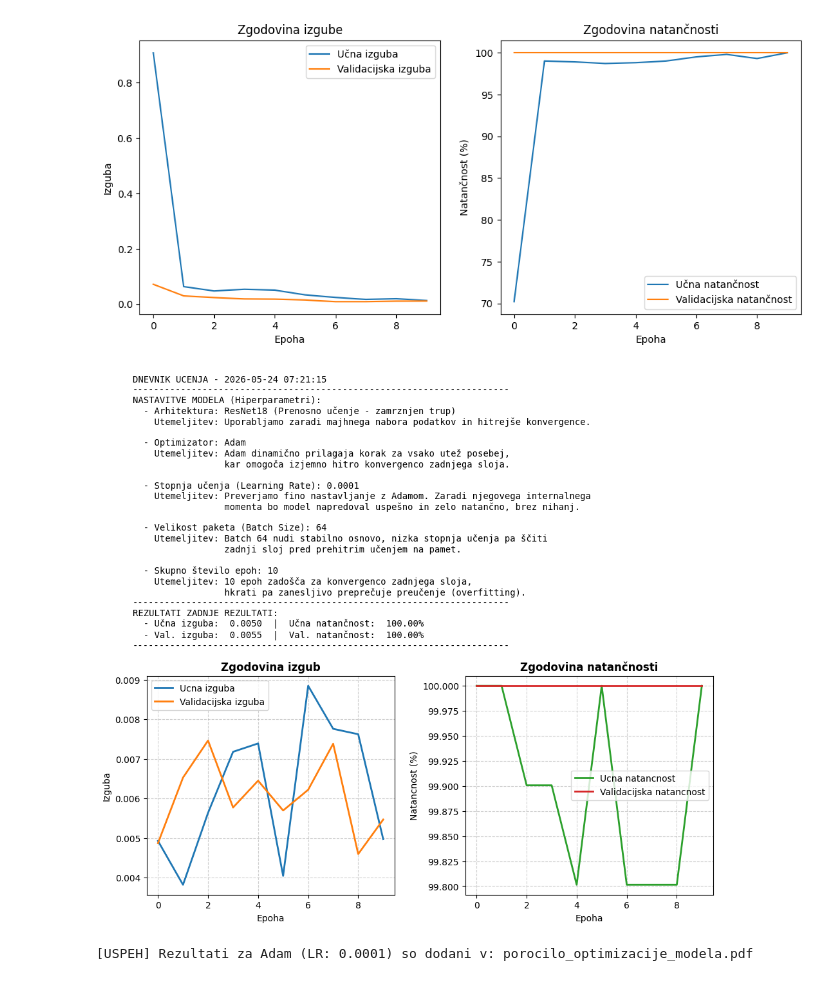
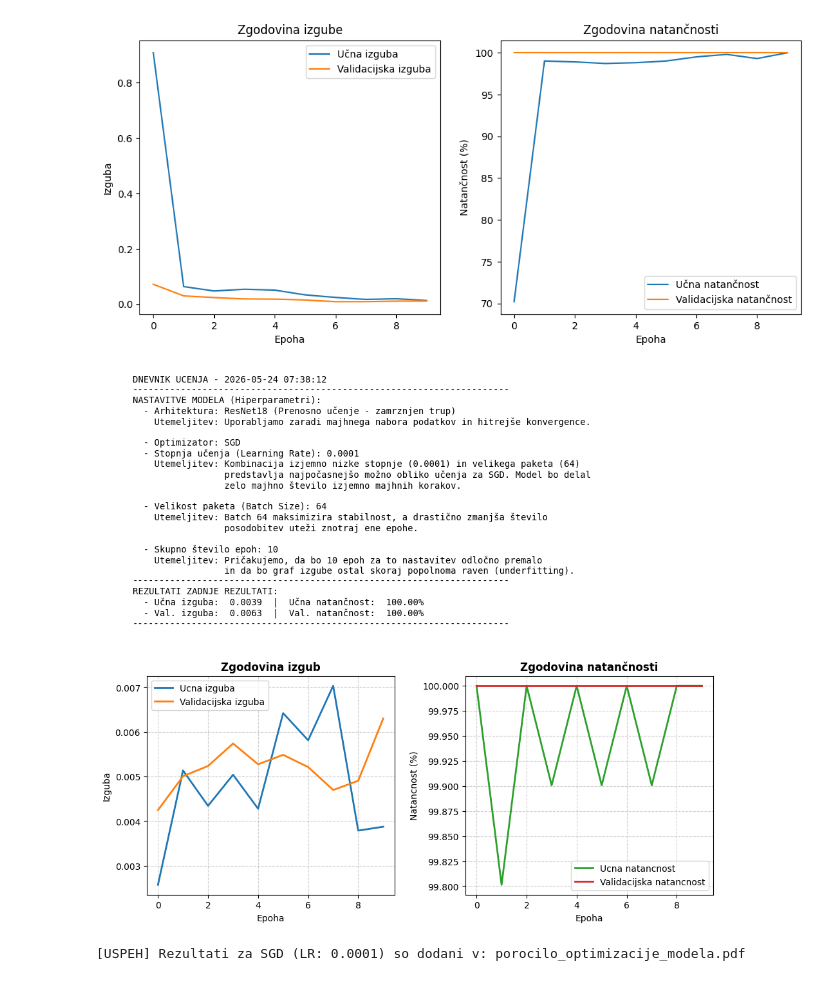
Before and after one commit to pametni-paketnik/paketnik, a Jupyter notebook: ORV/model_ucenje.ipynb, the cells around one changed output. Cells and saved outputs as stored; diff of their text form; code cells hidden in the pictures.

Commit message:
Optimizacija hiperparametrov - povečana velikost paketa, SGD optimizator na [0.01, 0.001, 0.0001] LR

```diff
--- a/ORV/model_ucenje.ipynb
+++ b/ORV/model_ucenje.ipynb
@@ -132,7 +132,7 @@ LEARNING_RATE = 0.0001
 
 # optimizator Adam = posodabljal bo samo uteži našega zadnjega sloja
 # OPTIMIZERS = ['Adam', 'SGD']
-optimizer = optim.Adam(model.fc.parameters(), lr=LEARNING_RATE)
+optimizer = optim.SGD(model.fc.parameters(), lr=LEARNING_RATE)
 
 # koliko krat bo šel naš model skozi celotno učno množico
 EPOCHS = 10
@@ -267,20 +267,19 @@ tekstovni_povzetek = (
     f"    Utemeljitev: Uporabljamo zaradi majhnega nabora podatkov in hitrejše konvergence.\n\n"
 
     f"  - Optimizator: {tip_optimizatorja}\n"
-    f"    Utemeljitev: Adam dinamično prilagaja korak za vsako utež posebej,\n"
-    f"                 kar omogoča izjemno hitro konvergenco zadnjega sloja.\n\n"
 
     f"  - Stopnja učenja (Learning Rate): {trenutni_lr}\n"
-    f"    Utemeljitev: Preverjamo fino nastavljanje z Adamom. Zaradi njegovega internalnega\n"
-    f"                 momenta bo model napredoval uspešno in zelo natančno, brez nihanj.\n\n"
+    f"    Utemeljitev: Kombinacija izjemno nizke stopnje (0.0001) in velikega paketa (64)\n"
+    f"                 predstavlja najpočasnejšo možno obliko učenja za SGD. Model bo delal\n"
+    f"                 zelo majhno število izjemno majhnih korakov.\n\n"
 
     f"  - Velikost paketa (Batch Size): {velikost_paketa}\n"
-    f"    Utemeljitev: Batch 64 nudi stabilno osnovo, nizka stopnja učenja pa ščiti\n"
-    f"                 zadnji sloj pred prehitrim učenjem na pamet.\n\n"
+    f"    Utemeljitev: Batch 64 maksimizira stabilnost, a drastično zmanjša število\n"
+    f"                 posodobitev uteži znotraj ene epohe.\n\n"
 
     f"  - Skupno število epoh: {koncna_epoha}\n"
-    f"    Utemeljitev: 10 epoh zadošča za konvergenco zadnjega sloja,\n"
-    f"                 hkrati pa zanesljivo preprečuje preučenje (overfitting).\n"
+    f"    Utemeljitev: Pričakujemo, da bo 10 epoh za to nastavitev odločno premalo\n"
+    f"                 in da bo graf izgube ostal skoraj popolnoma raven (underfitting).\n"
     f"----------------------------------------------------------------------\n"
     f"REZULTATI ZADNJE REZULTATI:\n"
     f"  - Učna izguba:  {zadnja_ucna_izguba:.4f}  |  Učna natančnost:  {zadnja_ucna_acc:.2f}%\n"
@@ -303,32 +302,32 @@ ax1.grid(True, linestyle='--', alpha=0.6)
 
 # Graf za natančnost
 ax2 = fig.add_axes([0.55, 0.15, 0.35, 0.4])
 ax2.plot(zgodovina_natancnosti_v_ucenju, label='Ucna natancnost', color='#2ca02c', linewidth=2)
 ax2.plot(zgodovina_natancnosti_v_validaciji, label='Validacijska natancnost', color='#d62728', linewidth=2)
 ax2.set_xlabel('Epoha')
 ax2.set_ylabel('Natancnost (%)')
 ax2.legend()
 ax2.set_title('Zgodovina natančnosti', fontsize=12, fontweight='bold')
 ax2.grid(True, linestyle='--', alpha=0.6)
 
 zacasni_pdf = f"temp_izpis.pdf"
 plt.savefig(zacasni_pdf, bbox_inches='tight', dpi=300)
 plt.show()
 
 writer = PdfWriter()
 
 if os.path.exists(POT_DO_PDF_POROCILA):
     writer.append(POT_DO_PDF_POROCILA)
 
 writer.append(zacasni_pdf)
 with open(POT_DO_PDF_POROCILA, "wb") as fp:
     writer.write(fp)
 
 writer.close()
 if os.path.exists(zacasni_pdf):
     os.remove(zacasni_pdf)
 
 print(f"[USPEH] Rezultati za {tip_optimizatorja} (LR: {trenutni_lr}) so dodani v: {POT_DO_PDF_POROCILA}")
 # %% [output]
-[figure, old version]
+[figure, new version]
-[USPEH] Rezultati za Adam (LR: 0.0001) so dodani v: porocilo_optimizacije_modela.pdf
+[USPEH] Rezultati za SGD (LR: 0.0001) so dodani v: porocilo_optimizacije_modela.pdf
```
Also changed, not shown: parts of 1 cell of this notebook, 1 other file.
